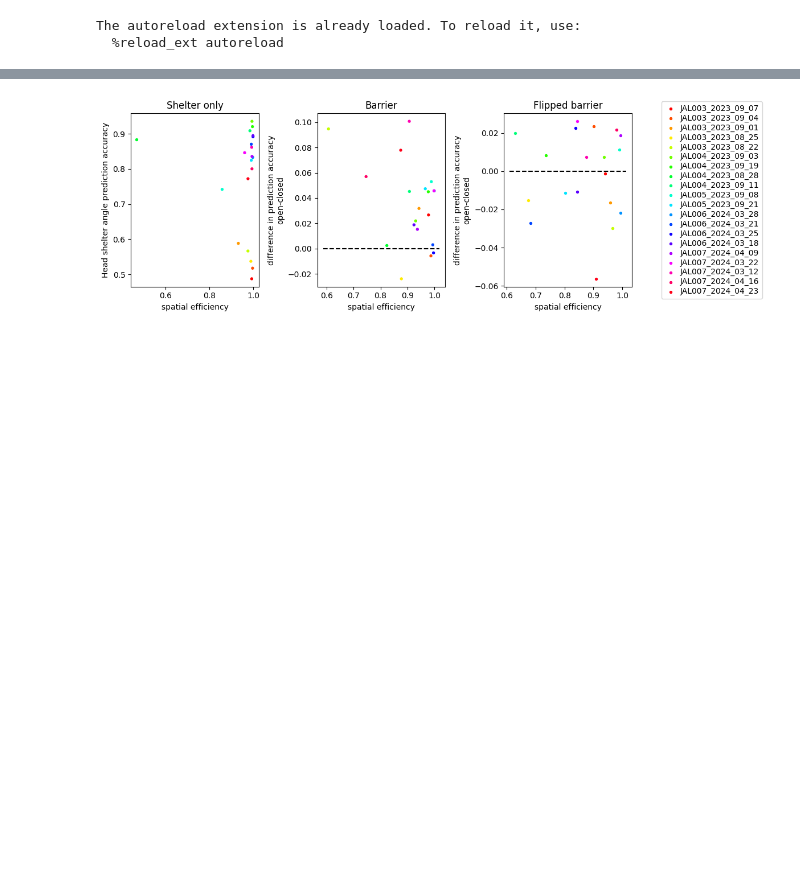
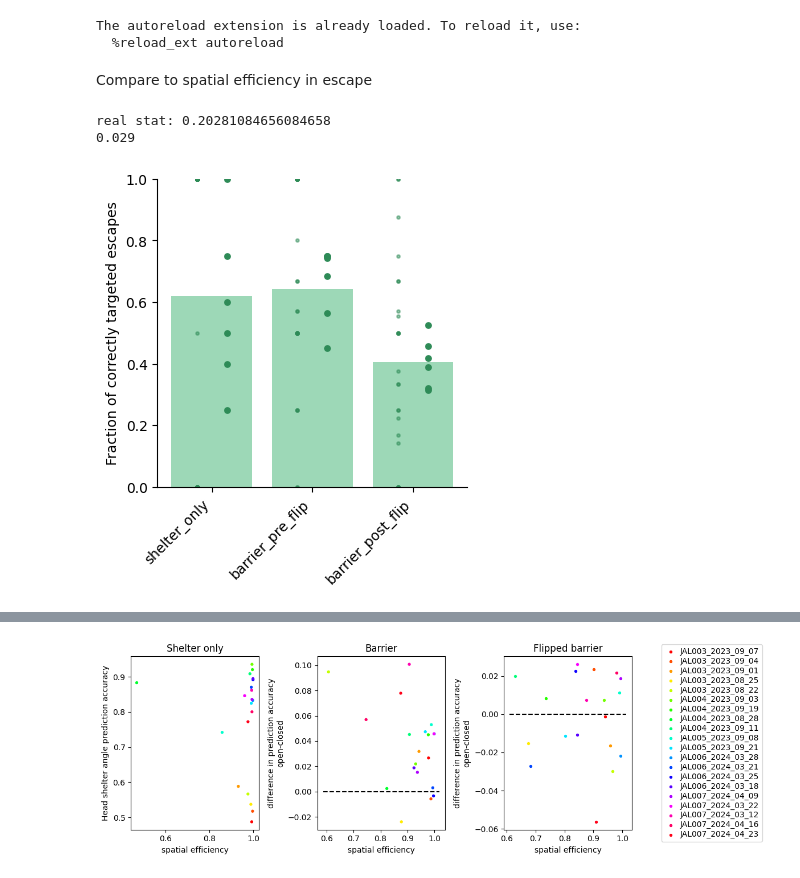
Before and after one commit to BrancoLab/JAL2_subgoal_pipeline, a Jupyter notebook: JR_test_scripts/LDA_behave.ipynb, the cells around one changed output, grey strips where cells are left out. Drawn from its saved outputs; the diff is of its cells as text; code cells hidden in the pictures; blank space fills up the shorter version.

```diff
--- a/JR_test_scripts/LDA_behave.ipynb
+++ b/JR_test_scripts/LDA_behave.ipynb
@@ -49,3 +49,5 @@ all_names = []
 for sesh in experiments_objects:
     name = sesh.nick_name + '_' + sesh.experiment_date
     all_names.append(name)
+# %% [markdown]
+Compare to spatial efficiency in escape
@@ -51,0 +111,56 @@ for sesh in experiments_objects:
+# %%
+"""Plot the fraction of correct heading escapes in each condition"""
+# TODO separate by halves?
+
+head_use = head
+# head_use = head_corr # filter out escapes that don't start with mouse facing puff
+
+good_escapes = [np.pi/4,3*(np.pi/4)]
+
+fig, axs = plt.subplots(1,1, figsize = (4,4))
+
+fract_correct_esc = np.zeros((len(conditions),len(head_use['shelter_only'][:,1])))
+non_zero_shelt = np.sum(head_use['shelter_only'], axis = 1) > 0
+fract_correct_esc[0,non_zero_shelt] = head_use['shelter_only'][non_zero_shelt,1]/np.sum(head_use['shelter_only'][non_zero_shelt,:], axis = 1)
+
+non_zero_bar = np.sum(head_use['barrier_pre_flip'], axis = 1) > 0
+fract_correct_esc[1,non_zero_bar] = head_use['barrier_pre_flip'][non_zero_bar,0]/np.sum(head_use['barrier_pre_flip'][non_zero_bar,:], axis = 1)
+
+non_zero_flip = np.sum(head_use['barrier_post_flip'], axis = 1) > 0
+fract_correct_esc[2,non_zero_flip] = head_use['barrier_post_flip'][non_zero_flip,2]/np.sum(head_use['barrier_post_flip'][non_zero_flip,:], axis = 1)
+
+mouse_ID = [x[:6] for x in all_names]
+unique_mouse = [x for i, x in enumerate(mouse_ID) if x not in mouse_ID[:i]]
+mean_fract = np.zeros((len(unique_mouse),np.shape(fract_correct_esc)[0]))
+for m_idx, m in enumerate(unique_mouse):
+    this_mouse = [i for i,x in enumerate(mouse_ID) if x == m]
+    mean_fract[m_idx,:] = np.mean(fract_correct_esc[:,this_mouse], axis=1)
+
+axs.bar(conditions,np.nanmean(fract_correct_esc, axis = 1),color = 'mediumseagreen',alpha = .5)
+for i, c in enumerate(conditions):
+    axs.scatter((np.ones(len(fract_correct_esc[i,:]))*i)-.15,fract_correct_esc[i,:],s = 5,c = 'seagreen', alpha = .5)
+    axs.scatter((np.ones(len(mean_fract[:,i]))*i)+.15,mean_fract[:,i].T,s = 15,c = 'seagreen')
+
+axs.set_xticks(np.arange(len(conditions)))
+axs.set_xticklabels(conditions,rotation = 45, ha="right")
+axs.set_ylim([0,1])
+axs.set_ylabel('Fraction of correctly targeted escapes')
+axs.spines['top'].set_visible(False)
+axs.spines['right'].set_visible(False)
+
+good = np.hstack((fract_correct_esc[:,:7],fract_correct_esc[:,8:])) # remove stupid nan case
+d1 = good[1,:]
+d2 = good[2,:]
+real_stat = np.abs(np.mean(d1)-np.mean(d2))
+print('real stat: ' + str(real_stat))
+d = np.hstack((d1,d2))
+shuffled = np.zeros(1000)
+for j in np.arange(1000):
+    idx = np.random.uniform(low = 0,high = 1, size =len(d))
+    d_sort = d[np.argsort(idx)]
+    shuffled[j] = np.abs(np.mean(d_sort[:len(d1)]) - np.mean(d_sort[len(d1):]))
+print(np.sum(shuffled > real_stat)/1000)
+# %% [output]
+real stat: 0.20281084656084658
+0.029
+[figure, added]
```
Also changed, not shown: parts of 16 cells of this notebook.
